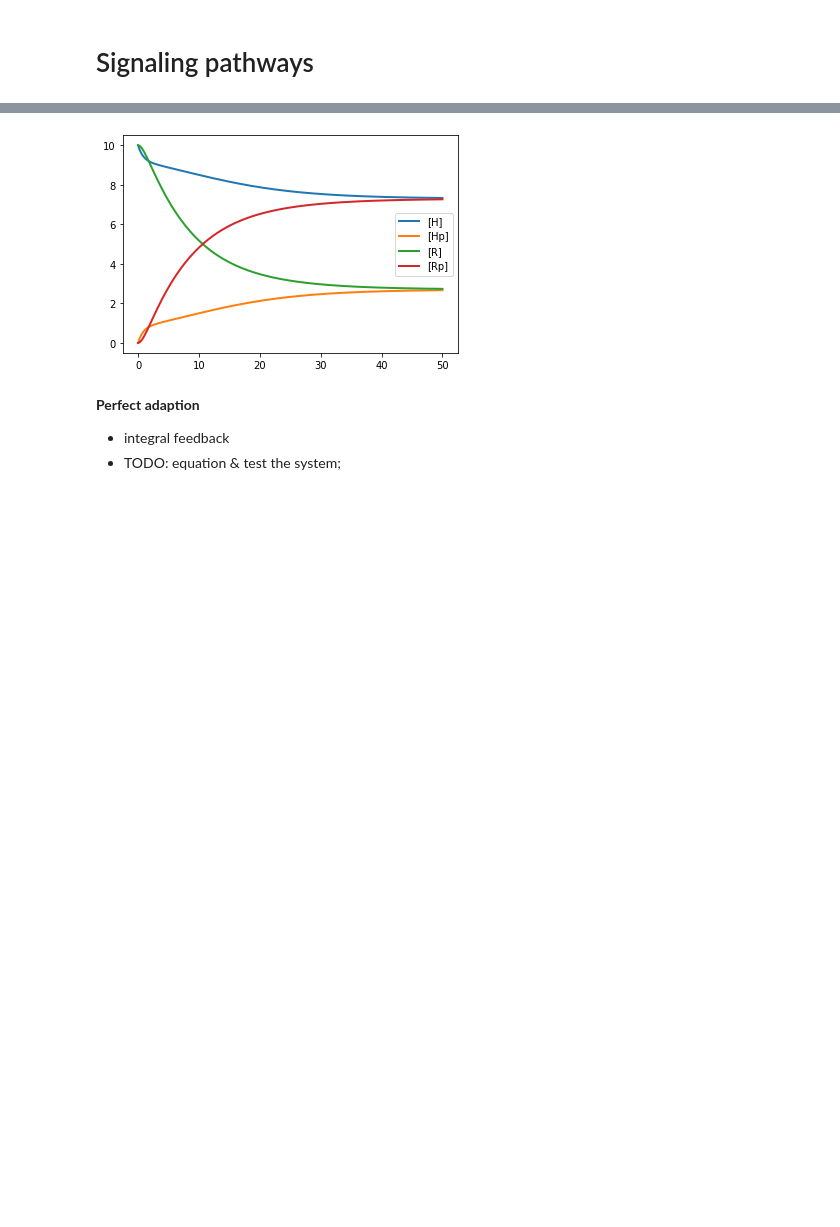
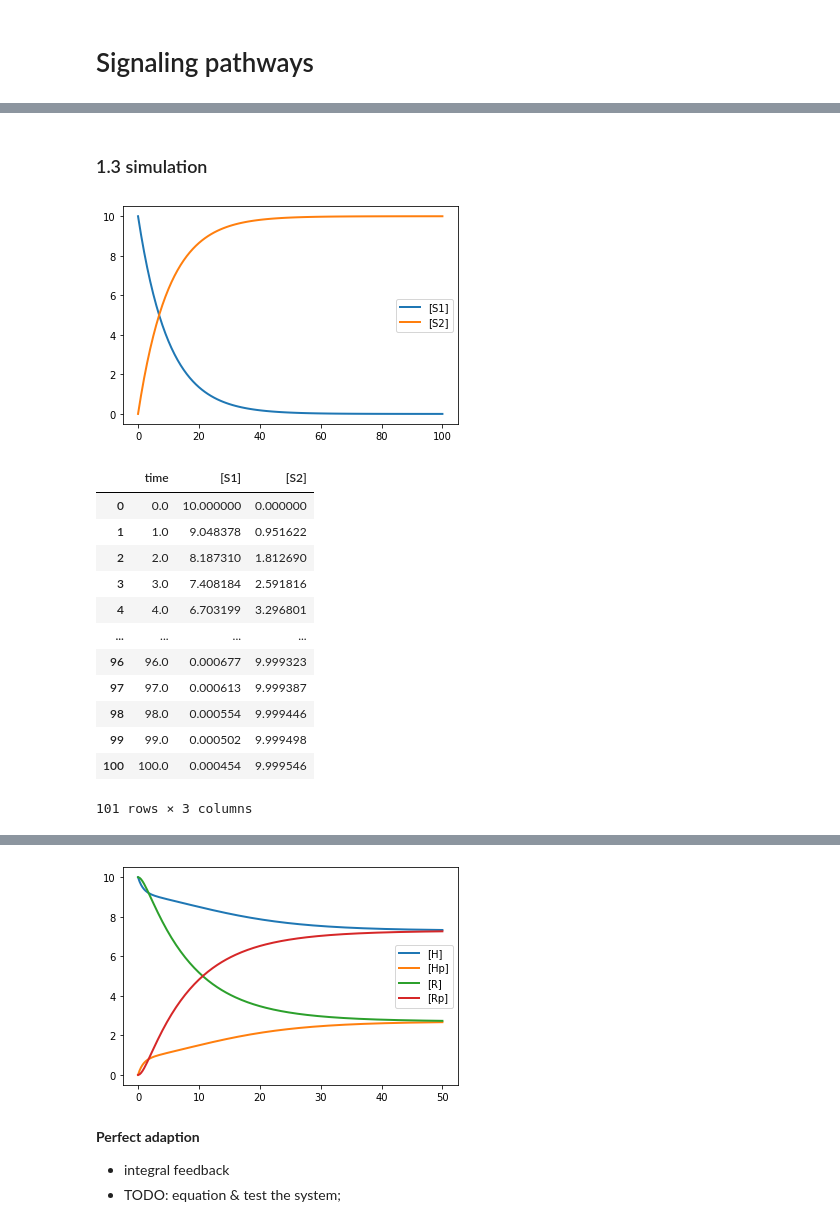
Before and after one commit to matthiaskoenig/mcp, a Jupyter notebook: docs/notebooks/07_signaling.ipynb, the cells around one changed output, grey strips where cells are left out. Drawn from its saved outputs; the diff is of its cells as text; code cells hidden in the pictures; blank space fills up the shorter version.

```diff
--- a/docs/notebooks/07_signaling.ipynb
+++ b/docs/notebooks/07_signaling.ipynb
@@ -72,3 +48,21 @@ TODO: equations
 # %%
 import tellurium as te
 import pandas as pd
+# %%
+# model definition
+model = te.loada(f"""
+model example1()
+  // compartments and species
+  species S1, S2;
+
+  // processes
+  v1: S1 -> S2; k1*S1;
+
+  // initial conditions
+  S1 = 10.0;
+
+  // parameters
+  k1 = 0.1;
+end
+""")
+print(te.sbmlToAntimony(model.getSBML()))
@@ -74,0 +89,23 @@ import pandas as pd
+# %% [markdown]
+### 1.3 simulation
+# %%
+model.reset()
+s = model.simulate(start=0, end=100, steps=100)
+model.plot(s)
+s = pd.DataFrame(s, columns=s.colnames)
+display(s)
+# %% [output]
+[figure, added]
+|  | time | [S1] | [S2] |
+| 0 | 0.0 | 10.000000 | 0.000000 |
+| 1 | 1.0 | 9.048378 | 0.951622 |
+| 2 | 2.0 | 8.187310 | 1.812690 |
+| 3 | 3.0 | 7.408184 | 2.591816 |
+| 4 | 4.0 | 6.703199 | 3.296801 |
+| ... | ... | ... | ... |
+| 96 | 96.0 | 0.000677 | 9.999323 |
+| 97 | 97.0 | 0.000613 | 9.999387 |
+| 98 | 98.0 | 0.000554 | 9.999446 |
+| 99 | 99.0 | 0.000502 | 9.999498 |
+| 100 | 100.0 | 0.000454 | 9.999546 |
+101 rows × 3 columns
```
Also changed, not shown: parts of 31 cells of this notebook.
